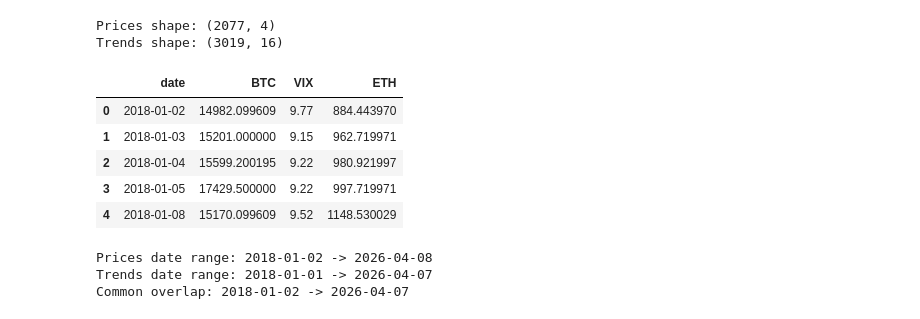
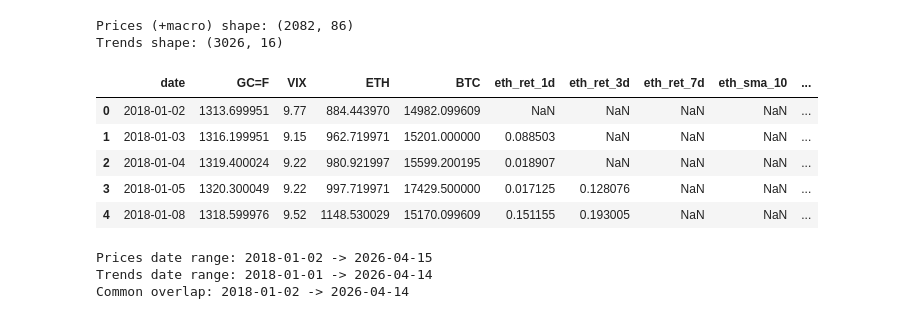
Before and after one commit to Ezedddin/ETH-ML-MODEL, a Jupyter notebook: join_data_files.ipynb, the cells around one changed output. Cells and saved outputs as stored; diff of their text form; code cells hidden in the pictures.

```diff
--- a/join_data_files.ipynb
+++ b/join_data_files.ipynb
@@ -5,43 +11,51 @@ This notebook merges the cleaned price dataset and cleaned Google Trends dataset
 # %%
+import numpy as np
 import pandas as pd
 
 pd.set_option("display.max_columns", None)
 pd.set_option("display.width", 180)
 
-PRICES_PATH = "crypto_prices_clean.csv"
+INDICATORS_PATH = "crypto_prices_with_indicators.csv"
+MACRO_SENTIMENT_PATH = "crypto_prices_macro_sentiment.csv"
 TRENDS_PATH = "google_trends_clean.csv"
 OUTPUT_PATH = "eth_ml_dataset.csv"
+OUTPUT_FEATURES_PATH = "eth_ml_dataset_features.csv"
 # %%
-# Load both cleaned datasets
-prices = pd.read_csv(PRICES_PATH)
+def _standardize_date_col(df: pd.DataFrame) -> pd.DataFrame:
+    out = df.copy()
+    if "date" not in out.columns and "Date" in out.columns:
+        out = out.rename(columns={"Date": "date"})
+    out["date"] = pd.to_datetime(out["date"], errors="coerce")
+    return out.dropna(subset=["date"]).sort_values("date").drop_duplicates(subset=["date"], keep="last")
+
+
+# 1) Technical indicators + base OHLCV-derived columns
+prices = pd.read_csv(INDICATORS_PATH)
+prices = _standardize_date_col(prices)
+
+# 2) Macro + news sentiment (columns not already in indicators file)
+macro = pd.read_csv(MACRO_SENTIMENT_PATH)
+macro = _standardize_date_col(macro)
+extra_cols = [c for c in macro.columns if c != "date" and c not in prices.columns]
+if extra_cols:
+    prices = prices.merge(macro[["date"] + extra_cols], on="date", how="left")
+
+# 3) Google Trends
 trends = pd.read_csv(TRENDS_PATH)
+trends = _standardize_date_col(trends)
 
-# Standardize date column names
-prices = prices.rename(columns={"Date": "date"})
-
-# Parse dates and clean index order
-prices["date"] = pd.to_datetime(prices["date"], errors="coerce")
-trends["date"] = pd.to_datetime(trends["date"], errors="coerce")
-
-prices = prices.dropna(subset=["date"]).sort_values("date")
-trends = trends.dropna(subset=["date"]).sort_values("date")
-
-# Remove duplicate dates if any
-prices = prices.drop_duplicates(subset=["date"], keep="last")
-trends = trends.drop_duplicates(subset=["date"], keep="last")
-
-print("Prices shape:", prices.shape)
+print("Prices (+macro) shape:", prices.shape)
 print("Trends shape:", trends.shape)
 prices.head()
 # %% [output]
-Prices shape: (2077, 4)
-Trends shape: (3019, 16)
+Prices (+macro) shape: (2082, 86)
+Trends shape: (3026, 16)
-|  | date | BTC | VIX | ETH |
-| 0 | 2018-01-02 | 14982.099609 | 9.77 | 884.443970 |
-| 1 | 2018-01-03 | 15201.000000 | 9.15 | 962.719971 |
-| 2 | 2018-01-04 | 15599.200195 | 9.22 | 980.921997 |
-| 3 | 2018-01-05 | 17429.500000 | 9.22 | 997.719971 |
-| 4 | 2018-01-08 | 15170.099609 | 9.52 | 1148.530029 |
+|  | date | GC=F | VIX | ETH | BTC | eth_ret_1d | eth_ret_3d | eth_ret_7d | eth_sma_10 | ... |
+| 0 | 2018-01-02 | 1313.699951 | 9.77 | 884.443970 | 14982.099609 | NaN | NaN | NaN | NaN | ... |
+| 1 | 2018-01-03 | 1316.199951 | 9.15 | 962.719971 | 15201.000000 | 0.088503 | NaN | NaN | NaN | ... |
+| 2 | 2018-01-04 | 1319.400024 | 9.22 | 980.921997 | 15599.200195 | 0.018907 | NaN | NaN | NaN | ... |
+| 3 | 2018-01-05 | 1320.300049 | 9.22 | 997.719971 | 17429.500000 | 0.017125 | 0.128076 | NaN | NaN | ... |
+| 4 | 2018-01-08 | 1318.599976 | 9.52 | 1148.530029 | 15170.099609 | 0.151155 | 0.193005 | NaN | NaN | ... |
 # %%
 # Quick date coverage check
 print("Prices date range:", prices["date"].min().date(), "->", prices["date"].max().date())
@@ -51,8 +65,8 @@ common_start = max(prices["date"].min(), trends["date"].min())
 common_end = min(prices["date"].max(), trends["date"].max())
 print("Common overlap:", common_start.date(), "->", common_end.date())
 # %% [output]
-Prices date range: 2018-01-02 -> 2026-04-08
-Trends date range: 2018-01-01 -> 2026-04-07
-Common overlap: 2018-01-02 -> 2026-04-07
+Prices date range: 2018-01-02 -> 2026-04-15
+Trends date range: 2018-01-01 -> 2026-04-14
+Common overlap: 2018-01-02 -> 2026-04-14
 # %%
 # Merge on date (inner join keeps only dates present in both)
```
Also changed, not shown: parts of 5 cells of this notebook, 13 other files.
